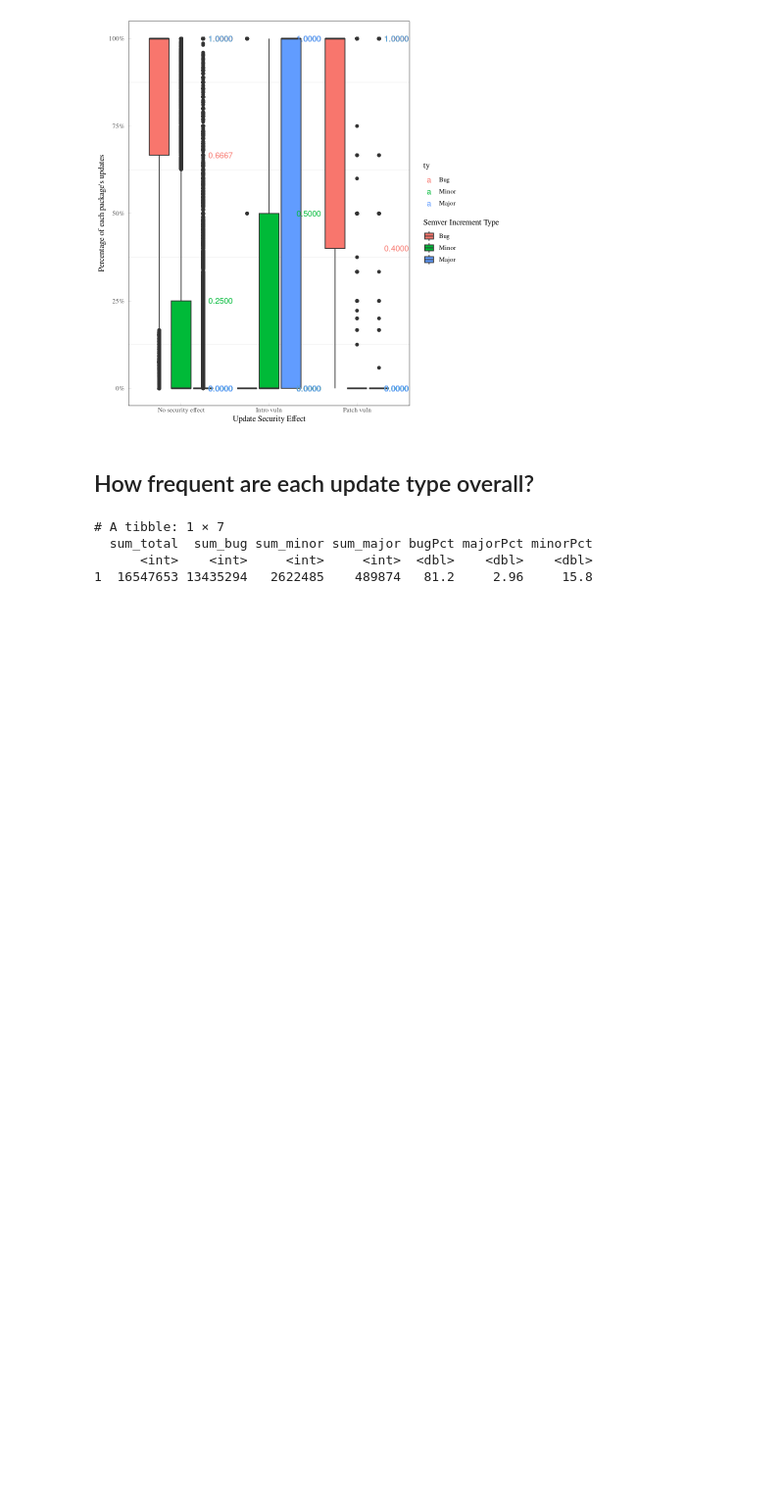
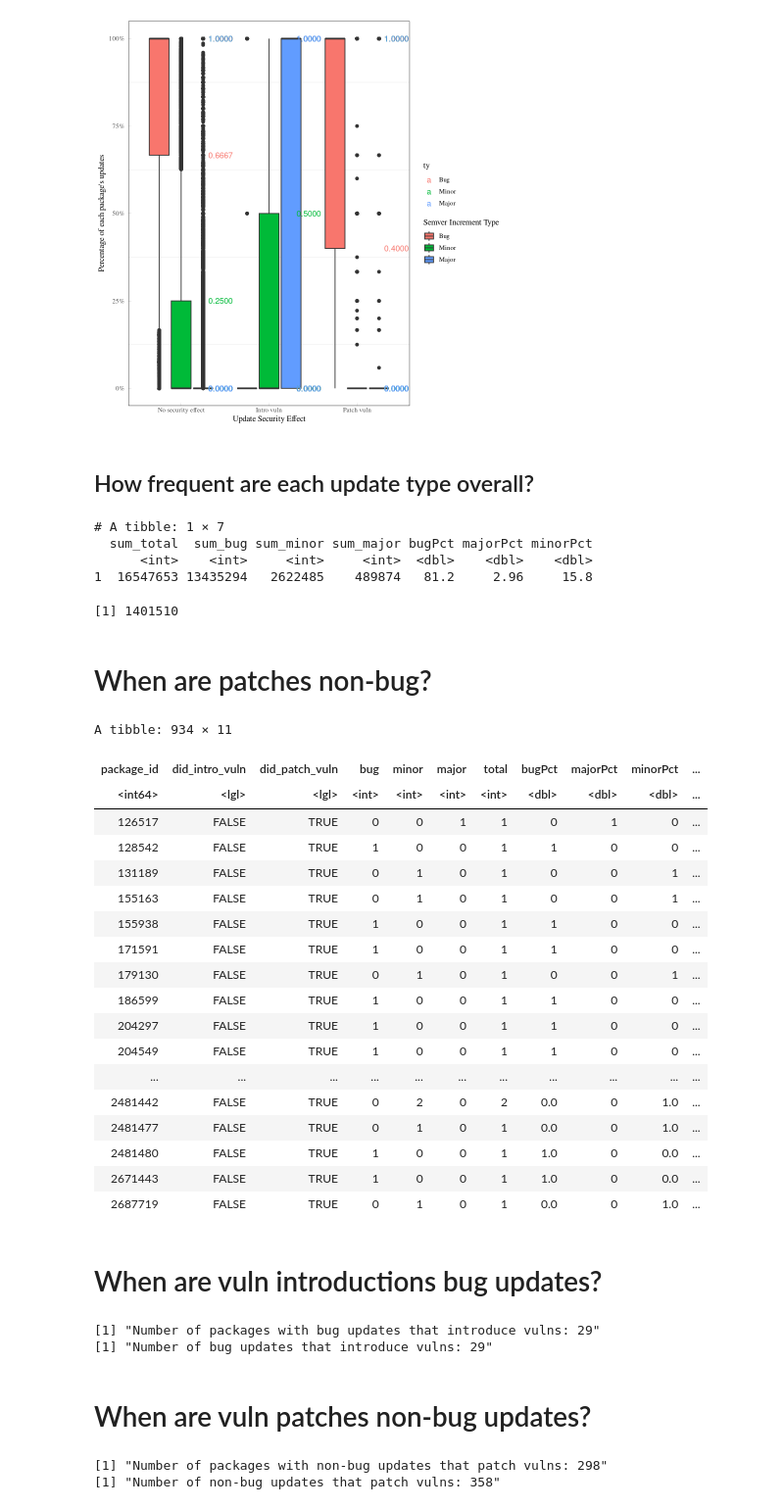
Before and after one commit to donald-pinckney/npm-follower, a Jupyter notebook: analysis/notebooks/rq2.ipynb, the cells around one changed output. Shown at 98% size. Drawn from its saved outputs; the diff is of its cells as text; code cells hidden in the pictures; blank space fills up the shorter version.

```diff
--- a/analysis/notebooks/rq2.ipynb
+++ b/analysis/notebooks/rq2.ipynb
@@ -258,3 +258,33 @@ print(updateCountsByPackage %>% ungroup() %>% summarize(
   sum_total  sum_bug sum_minor sum_major bugPct majorPct minorPct
       <int>    <int>     <int>     <int>  <dbl>    <dbl>    <dbl>
 1  16547653 13435294   2622485    489874   81.2     2.96     15.8
+# %%
+n_distinct(updateCountsByPackage$package_id)
+# %% [output]
+[1] 1401510
+# %% [markdown]
+# When are patches non-bug?
+# %%
+updateCountsByPackage %>% ungroup() %>% filter(did_patch_vuln)
+# %% [output]
+A tibble: 934 × 11
+| package_id | did_intro_vuln | did_patch_vuln | bug | minor | major | total | bugPct | majorPct | minorPct | ... |
+| <int64> | <lgl> | <lgl> | <int> | <int> | <int> | <int> | <dbl> | <dbl> | <dbl> | ... |
+| 126517 | FALSE | TRUE | 0 | 0 | 1 | 1 | 0 | 1 | 0 | ... |
+| 128542 | FALSE | TRUE | 1 | 0 | 0 | 1 | 1 | 0 | 0 | ... |
+| 131189 | FALSE | TRUE | 0 | 1 | 0 | 1 | 0 | 0 | 1 | ... |
+| 155163 | FALSE | TRUE | 0 | 1 | 0 | 1 | 0 | 0 | 1 | ... |
+| 155938 | FALSE | TRUE | 1 | 0 | 0 | 1 | 1 | 0 | 0 | ... |
+| 171591 | FALSE | TRUE | 1 | 0 | 0 | 1 | 1 | 0 | 0 | ... |
+| 179130 | FALSE | TRUE | 0 | 1 | 0 | 1 | 0 | 0 | 1 | ... |
+| 186599 | FALSE | TRUE | 1 | 0 | 0 | 1 | 1 | 0 | 0 | ... |
+| 204297 | FALSE | TRUE | 1 | 0 | 0 | 1 | 1 | 0 | 0 | ... |
+| 204549 | FALSE | TRUE | 1 | 0 | 0 | 1 | 1 | 0 | 0 | ... |
+| ... | ... | ... | ... | ... | ... | ... | ... | ... | ... | ... |
+| 2481442 | FALSE | TRUE | 0 | 2 | 0 | 2 | 0.0 | 0 | 1.0 | ... |
+| 2481477 | FALSE | TRUE | 0 | 1 | 0 | 1 | 0.0 | 0 | 1.0 | ... |
+| 2481480 | FALSE | TRUE | 1 | 0 | 0 | 1 | 1.0 | 0 | 0.0 | ... |
+| 2671443 | FALSE | TRUE | 1 | 0 | 0 | 1 | 1.0 | 0 | 0.0 | ... |
+| 2687719 | FALSE | TRUE | 0 | 1 | 0 | 1 | 0.0 | 0 | 1.0 | ... |
+# %% [markdown]
+# When are vuln introductions bug updates?
@@ -260,0 +293,19 @@ print(updateCountsByPackage %>% ungroup() %>% summarize(
+# %%
+num_packages_bug_intro_vuln <- n_distinct(bug_intro_vuln$package_id)
+num_updates_bug_intro_vuln <- sum(bug_intro_vuln$bug)
+print(paste("Number of packages with bug updates that introduce vulns:", num_packages_bug_intro_vuln))
+print(paste("Number of bug updates that introduce vulns:", num_updates_bug_intro_vuln))
+# %% [output]
+[1] "Number of packages with bug updates that introduce vulns: 29"
+[1] "Number of bug updates that introduce vulns: 29"
+# %% [markdown]
+# When are vuln patches non-bug updates?
+# %%
+non_bug_patch_vuln <- updateCountsByPackage %>% ungroup() %>% filter(did_patch_vuln & (minor > 0 | major > 0))
+num_packages_non_bug_patch_vuln <- n_distinct(non_bug_patch_vuln$package_id)
+num_updates_non_bug_patch_vuln <- sum(non_bug_patch_vuln$minor) + sum(non_bug_patch_vuln$major)
+print(paste("Number of packages with non-bug updates that patch vulns:", num_packages_non_bug_patch_vuln))
+print(paste("Number of non-bug updates that patch vulns:", num_updates_non_bug_patch_vuln))
+# %% [output]
+[1] "Number of packages with non-bug updates that patch vulns: 298"
+[1] "Number of non-bug updates that patch vulns: 358"
```
Also changed, not shown: parts of 1 cell of this notebook, 15 other files.
